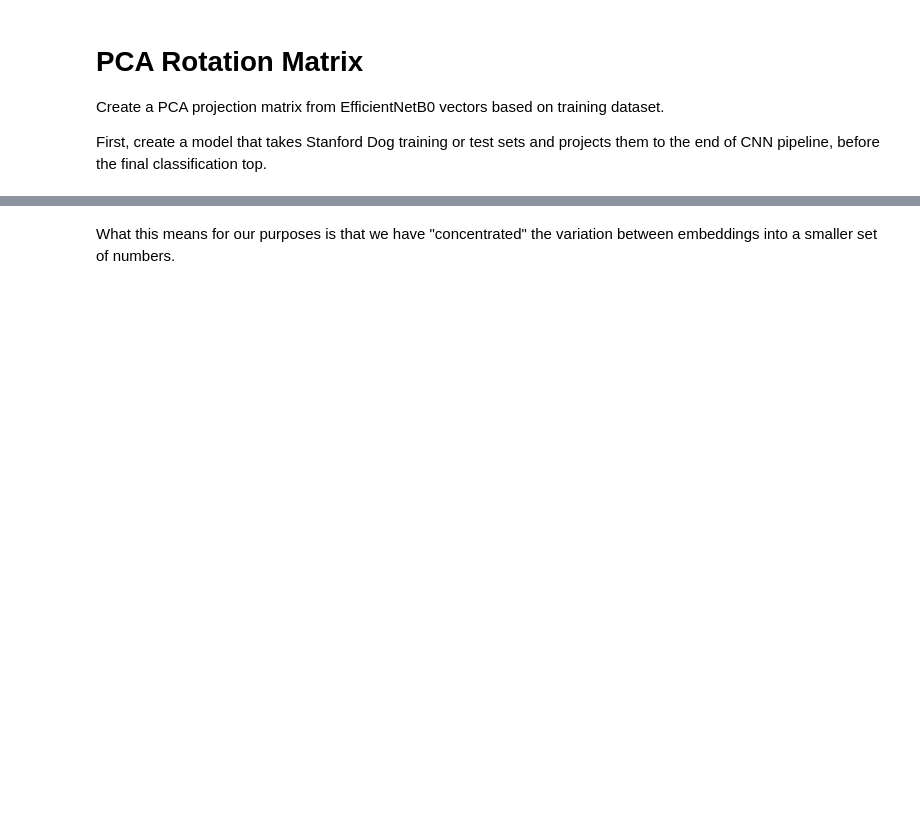
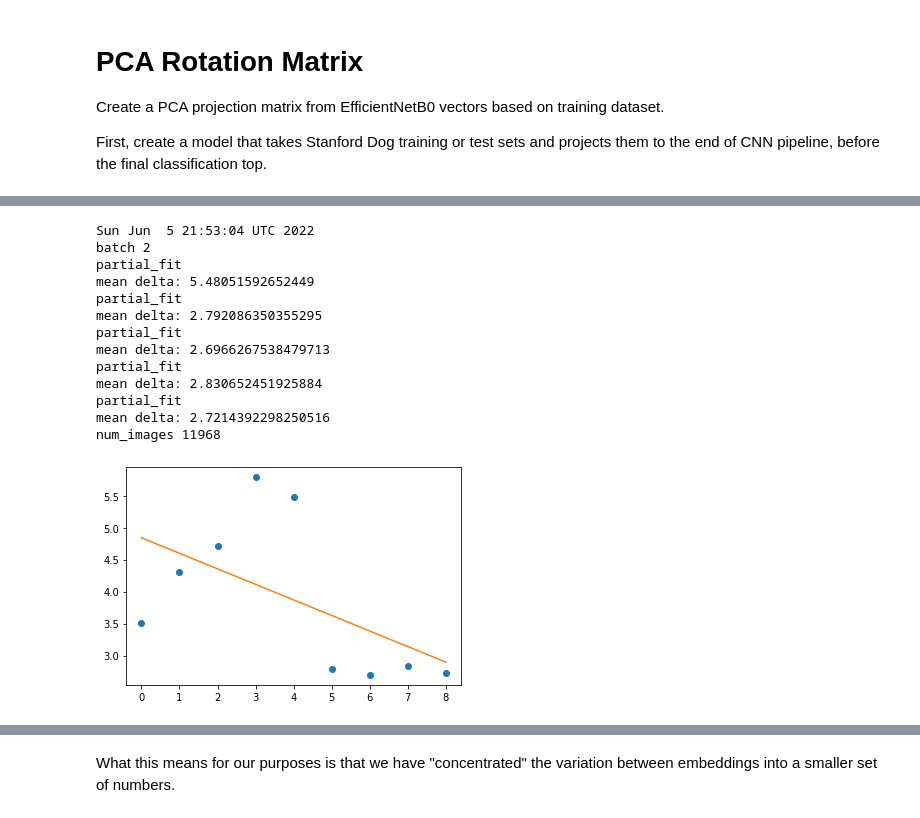
Before and after one commit to LanceNorskog/keras-fbcnn, a Jupyter notebook: notebooks/Bilinear_CNN_PCA_image_classification_efficientnet_fine_tuning.ipynb, the cells around one changed output, grey strips where cells are left out. Cells and saved outputs as stored; diff of their text form; code cells hidden in the pictures; blank space fills up the shorter version.

```diff
--- a/notebooks/Bilinear_CNN_PCA_image_classification_efficientnet_fine_tuning.ipynb
+++ b/notebooks/Bilinear_CNN_PCA_image_classification_efficientnet_fine_tuning.ipynb
@@ -290,0 +368,20 @@ plt.plot(x, m*x+b)
+# %%
+!date
+print('batch 2')
+run_pca(ds_train)
+plot_progress(deltas)
+# %% [output]
+Sun Jun  5 21:53:04 UTC 2022
+batch 2
+partial_fit
+mean delta: 5.48051592652449
+partial_fit
+mean delta: 2.792086350355295
+partial_fit
+mean delta: 2.6966267538479713
+partial_fit
+mean delta: 2.830652451925884
+partial_fit
+mean delta: 2.7214392298250516
+num_images 11968
+[figure, added]
```
Also changed, not shown: parts of 33 cells of this notebook.
